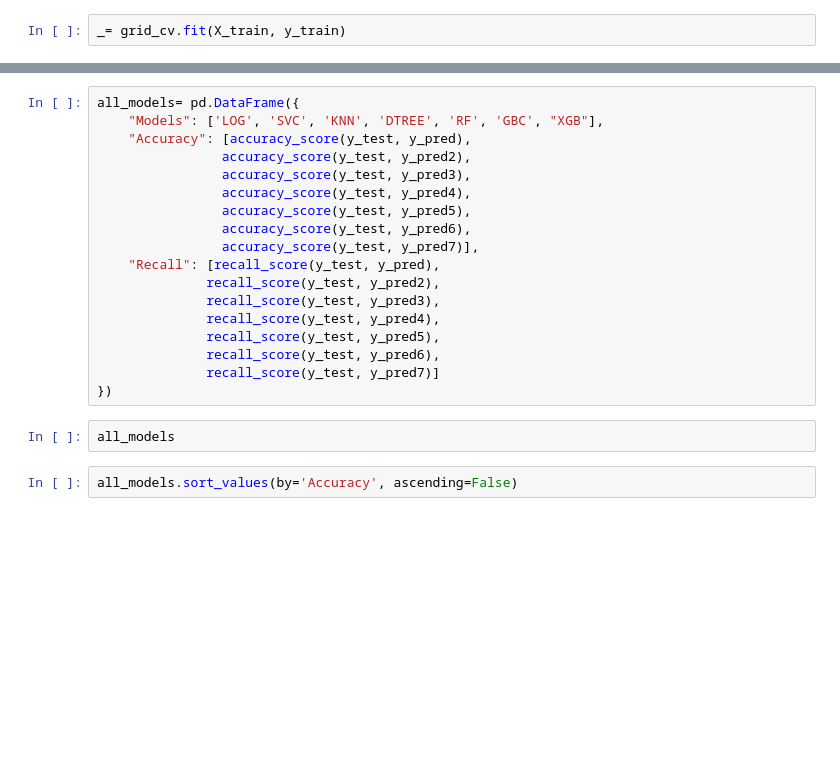
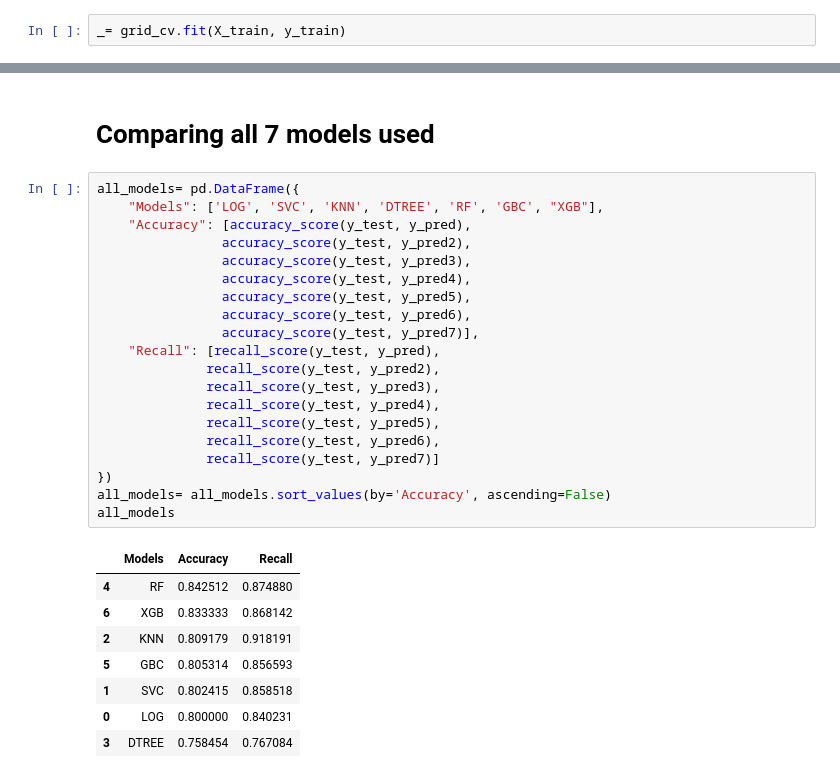
Before and after one commit to Cafffie/projects, a Jupyter notebook: customer_churn_predictn.ipynb, the cells around one changed output, grey strips where cells are left out. Drawn from its saved outputs; the diff is of its cells as text; blank space fills up the shorter version.

```diff
--- a/customer_churn_predictn.ipynb
+++ b/customer_churn_predictn.ipynb
@@ -581,24 +717,33 @@ accuracy_score(y_test, y_pred8)
+# %% [markdown]
+# Comparing all 7 models used
 # %%
 all_models= pd.DataFrame({
     "Models": ['LOG', 'SVC', 'KNN', 'DTREE', 'RF', 'GBC', "XGB"],
     "Accuracy": [accuracy_score(y_test, y_pred),
                 accuracy_score(y_test, y_pred2),
                 accuracy_score(y_test, y_pred3),
                 accuracy_score(y_test, y_pred4),
                 accuracy_score(y_test, y_pred5),
                 accuracy_score(y_test, y_pred6),
                 accuracy_score(y_test, y_pred7)],
     "Recall": [recall_score(y_test, y_pred),
               recall_score(y_test, y_pred2),
               recall_score(y_test, y_pred3),
               recall_score(y_test, y_pred4),
               recall_score(y_test, y_pred5),
               recall_score(y_test, y_pred6),
               recall_score(y_test, y_pred7)]
 })
+all_models= all_models.sort_values(by='Accuracy', ascending=False)
+all_models
+# %% [output]
+|  | Models | Accuracy | Recall |
+| 4 | RF | 0.842512 | 0.874880 |
+| 6 | XGB | 0.833333 | 0.868142 |
+| 2 | KNN | 0.809179 | 0.918191 |
+| 5 | GBC | 0.805314 | 0.856593 |
+| 1 | SVC | 0.802415 | 0.858518 |
+| 0 | LOG | 0.800000 | 0.840231 |
+| 3 | DTREE | 0.758454 | 0.767084 |
-# %%
-all_models
-# %%
-all_models.sort_values(by='Accuracy', ascending=False)
 # %%
 sns.barplot(x= all_models.Models, y= all_models.Accuracy)
```
Also changed, not shown: parts of 48 cells of this notebook.
